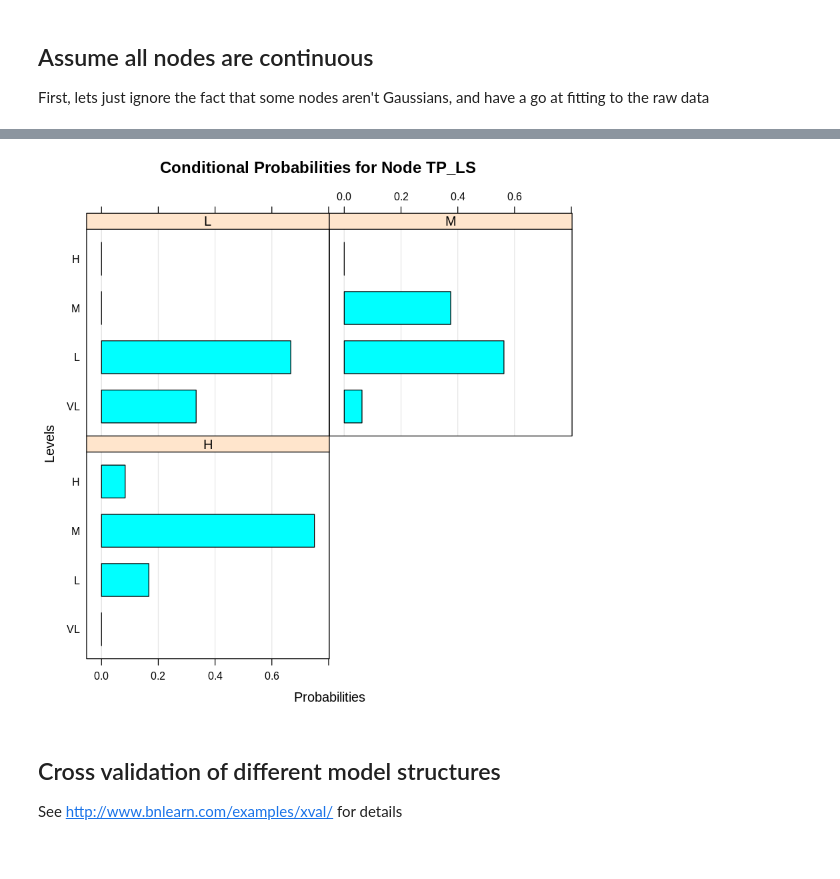
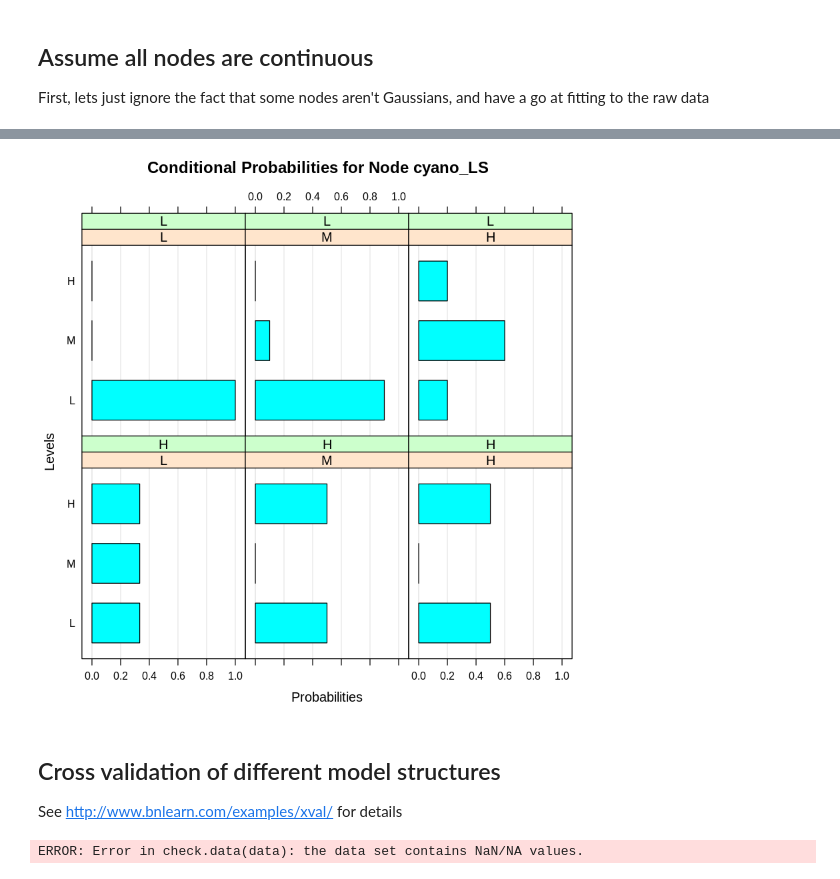
Before and after one commit to icra/WATExR, a Jupyter notebook: Norway_Morsa/Model_Development/Notebooks/07_BN_WATExR_R.ipynb, the cells around one changed output, grey strips where cells are left out. Cells and saved outputs as stored; diff of their text form; code cells hidden in the pictures.

Commit message:
Small updates to BBN workings (transformations for continuous data, tweaking discretization boundaries,...)

```diff
--- a/Norway_Morsa/Model_Development/Notebooks/07_BN_WATExR_R.ipynb
+++ b/Norway_Morsa/Model_Development/Notebooks/07_BN_WATExR_R.ipynb
@@ -24,9 +30,17 @@ A data.frame: 6 × 17
 # Discretized, class boundaries determined using regression trees, WFD classification boundaries and scatter plots
 data_disc_rt = read.csv(file="../data/DataMatrices/Vansjo_Seasonal_Discretized_RegTree.csv", header=TRUE, sep=",", row.names = 1)
 
-# Convert from factors to ordered factors
-data_disc_rt$TP_ES <- factor(data_disc_rt$TP_ES, order = TRUE, levels = c('L','M','H'))
-data_disc_rt$TP_LS <- factor(data_disc_rt$TP_LS, order = TRUE, levels=c('VL','L','M','H'))
+# Convert from factors to ordered factors (N.B. hard-coded at the moment; see notebook 05_Discretize_continuous...' for levels present in each col)
+# What we want: To loop through columns, find out how many levels there are, and then assign levels automatically according to the number of levels
+# using the following python-style dictionary (key: number of levels, returns levels to use):
+
+#     factor_li_dict = {2: ['L','H'],
+#                      3: ['L','M','H'],
+#                      4: ['VL','L','M','H'],
+#                      5: ['VL','L','M','H','VH']}
+
+data_disc_rt$TP_ES <- factor(data_disc_rt$TP_ES, order = TRUE, levels = c('L','H'))
+data_disc_rt$TP_LS <- factor(data_disc_rt$TP_LS, order = TRUE, levels=c('L','H'))
 data_disc_rt$TP_prevSummer <- factor(data_disc_rt$TP_prevSummer, order = TRUE, levels=c('L','M','H'))
 data_disc_rt$chla_ES <- factor(data_disc_rt$chla_ES, order = TRUE, levels=c('L','M','H'))
 data_disc_rt$chla_LS <- factor(data_disc_rt$chla_LS, order = TRUE, levels=c('L','M','H'))
@@ -46,9 +60,10 @@ data_disc_rt$windDays_under_Q0.4_LS <- factor(data_disc_rt$windDays_under_Q0.4_L
 # Discretized, terciles
 data_disc_terc = read.csv(file="../data/DataMatrices/Vansjo_Seasonal_Discretized_Terciles.csv", header=TRUE, sep=",", row.names = 1)
 
-# Again, convert factors to ordered factors. NOT WORKING YET.
+# Again, convert factors to ordered factors.
+# NOT WORKING YET. Returns a matrix. If try to return it as a dataframe, it's just factors again...
 # ordered = apply(data_disc_terc, 2, factor, order=TRUE, levels=c('L','M','H'))
-# head(ordered) # Returns a matrix. If try to return it as a dataframe, it's just factors again...
+# head(ordered)
 
 # Quick look at output
 head(data_disc_rt)
@@ -190,7 +187,7 @@ HTML widgets cannot be represented in plain text (need html)
 First, lets just ignore the fact that some nodes aren't Gaussians, and have a go at fitting to the raw data
 # %%
 # Fit parameters
-data_cont[1:ncol(data_cont)] = lapply(data_cont[1:ncol(data_cont)], as.numeric) # First, convert data type of integers to numeric
+# data_cont[1:ncol(data_cont)] = lapply(data_cont[1:ncol(data_cont)], as.numeric) # First, convert data type of integers to numeric
 
-fit_cont = bn.fit(dag, data_cont)
-fit_cont
+# fit_cont = bn.fit(dag, data_cont)
+# fit_cont
@@ -227,6 +208,6 @@ bn.fit.histogram(fit_cont, density=TRUE)
 # %%
 # Get node parameter estimates (n.b. method can be maximum likelihood estimation (default)
-# or 'bayes'. Can only use bayesian with discrete
-fit_disc = bn.fit(dag, data_disc_rt, method='mle')
-#                         replace.unidentifiable=TRUE)
-fit_disc
+# or 'bayes'. Can only use bayesian with discrete. Then also use the iss kwarg.
+fit_disc_mle = bn.fit(dag, data_S1, method='mle',
+                        replace.unidentifiable=TRUE) # replace.unidentifiable sets uniform distributions across states where have no observations. Otherwise they are NaNs, which can lead to predict probs
+# fit_disc_mle
@@ -250,0 +214,4 @@ Conditional probability table:
+# %%
+fit_disc_bys = bn.fit(dag, data_S1, method='bayes',
+                      iss = 1)
+fit_disc_bys
@@ -251,17 +236,19 @@ Conditional probability table:
 # %%
-bn.fit.barchart(fit_disc$TP_LS)
+bn.fit.barchart(fit_disc$cyano_LS)
 # %% [output]
-[figure, old version]
+[figure, new version]
 # %% [markdown]
 ## Cross validation of different model structures
 
 See http://www.bnlearn.com/examples/xval/ for details
 # %%
-bn.cv(data = data_disc_rt, # The data set the BN will be estimated from
-      bn = dag, # Provide a fixed network structure here, rather than a structure learning algorithm
+bn.cv(data = data_S1,    # The data set the BN will be estimated from
+      bn = dag,          # Provide a fixed network structure here, rather than a structure learning algorithm
       method = 'k-fold', # Choose from "k-fold" (the default), "custom-fold" or "hold-out"
-      loss =  ,# loss function to evaluate goodness of fit of learned network
-      fit = 'mle',# the fitting method (e.g. 'mle' or 'bayes') to fit the BN parameters
-     loss.args
-#       fit.args # e.g. iss if using 'bayes' fitting method?
+#       loss =  ,          # loss function to evaluate goodness of fit of learned network
+      fit = 'bayes',     # the fitting method (e.g. 'mle' or 'bayes') to fit the BN parameters
+#       loss.args
+      fit.args = list('iss'=1) # e.g. iss if using 'bayes' fitting method
      )
+# %% [output]
+ERROR: Error in check.data(data): the data set contains NaN/NA values.
```
Also changed, not shown: parts of 10 cells of this notebook, 3 other files.
